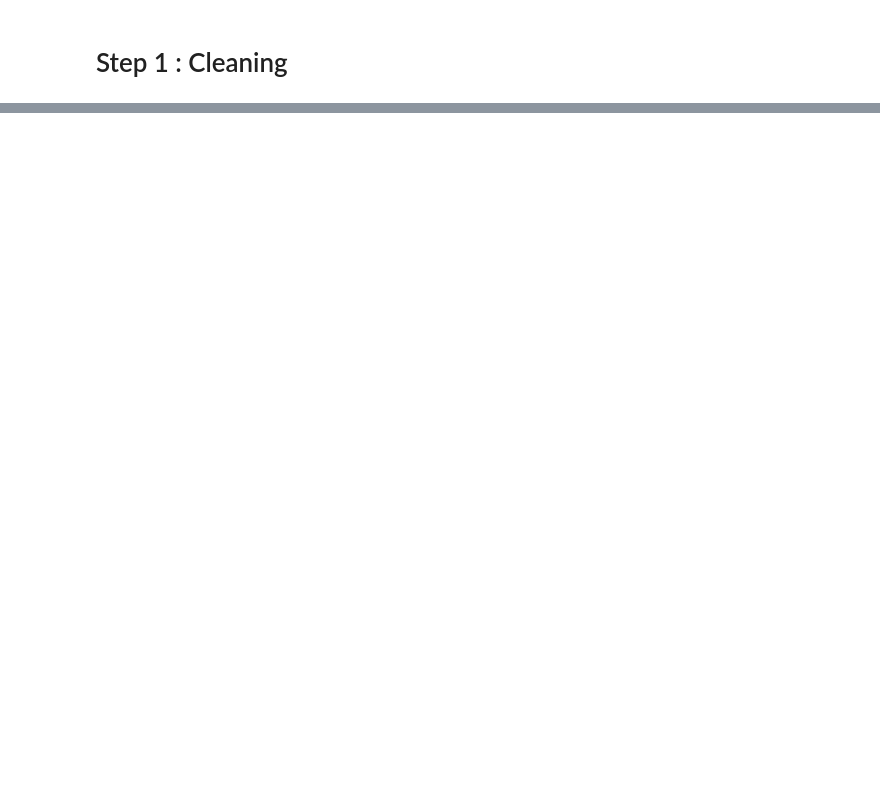
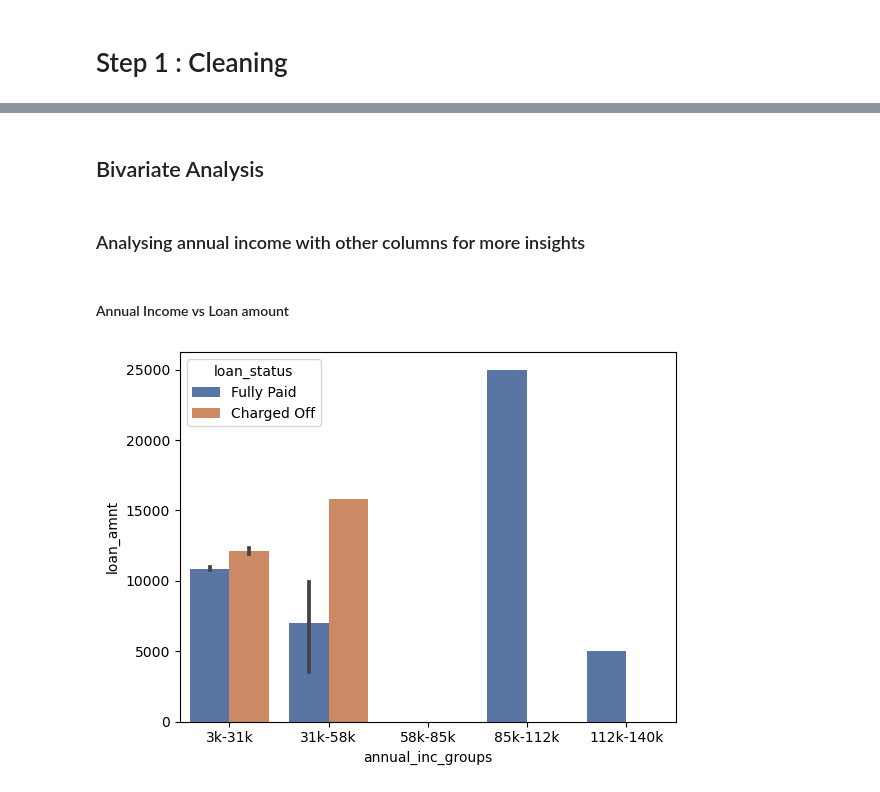
Before and after one commit to dsharma3/LendingClubCaseStudy, a Jupyter notebook: DivyeshSharma.ipynb, the cells around one changed output, grey strips where cells are left out. Drawn from its saved outputs; the diff is of its cells as text; code cells hidden in the pictures; blank space fills up the shorter version.

```diff
--- a/DivyeshSharma.ipynb
+++ b/DivyeshSharma.ipynb
@@ -711,0 +649,3 @@ plt.show()
+# %%
+df = df.drop(columns=["pub_rec_bankruptcies", "pub_rec", "mths_since_last_delinq", "delinq_2yrs", "collection_recovery_fee","out_prncp"])
+df.shape
@@ -711,0 +722,11 @@ plt.show()
+# %% [markdown]
+## Bivariate Analysis
+# %% [markdown]
+### Analysing annual income with other columns for more insights
+# %% [markdown]
+#### Annual Income vs Loan amount
+# %%
+sns.barplot(x = "annual_inc_groups", y = "loan_amnt", hue = 'loan_status', data = df)
+plt.show()
+# %% [output]
+[figure, added]
```
Also changed, not shown: parts of 95 cells of this notebook.
